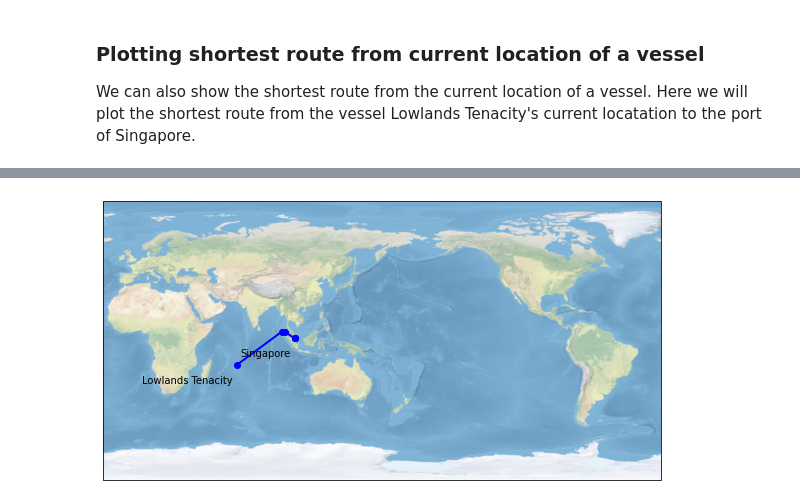
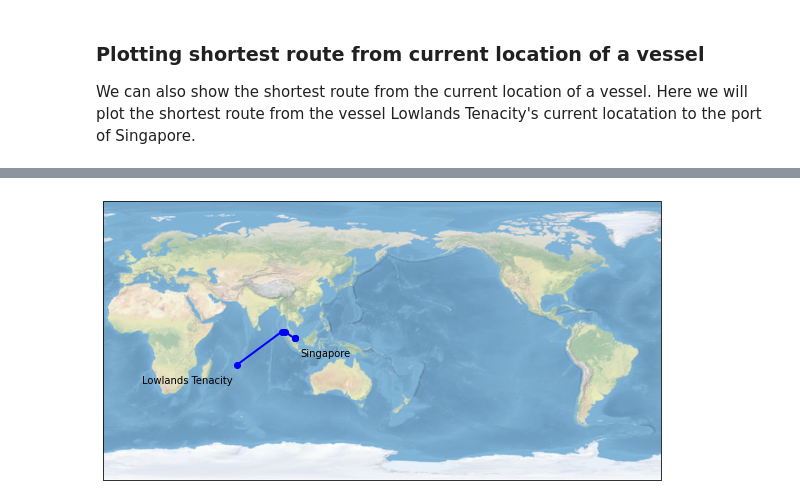
Before and after one commit to oceanbolt/oceanbolt-python-sdk, a Jupyter notebook: docs/examples/12_calculating_distances.ipynb, the cells around one changed output, grey strips where cells are left out. Saved outputs shown, nothing was run; the diff lists cells and outputs as text; code cells hidden in the pictures.

Commit message:
fix in notebook route plot

```diff
--- a/docs/examples/12_calculating_distances.ipynb
+++ b/docs/examples/12_calculating_distances.ipynb
@@ -120,19 +117,19 @@ route.head()
 # %%
 #Lets plot the data
 plt.figure(figsize=(10,8))
 
 ax = plt.axes(projection=ccrs.PlateCarree(central_longitude=160))
 ax.stock_img()
 plt.plot(route["lon"].to_numpy(), route["lat"].to_numpy(),
          color='blue', linewidth=2, marker='o',transform=ccrs.PlateCarree()
          )
 plt.text(route["lon"].to_numpy()[0] - 3, route["lat"].to_numpy()[0] - 12, 'Lowlands Tenacity',
          horizontalalignment='right',
          transform=ccrs.Geodetic())
 
-plt.text(route["lon"].to_numpy()[tail-1] - 3, route["lat"].to_numpy()[tail-1] - 12, 'Singapore',
-         horizontalalignment='right',
+plt.text(route["lon"].to_numpy()[tail-1] + 3, route["lat"].to_numpy()[tail-1] - 12, 'Singapore',
+         horizontalalignment='left',
          transform=ccrs.Geodetic())
 plt.show()
 # %% [output]
-[figure, old version]
+[figure, new version]
```
Also changed, not shown: parts of 3 cells of this notebook.
